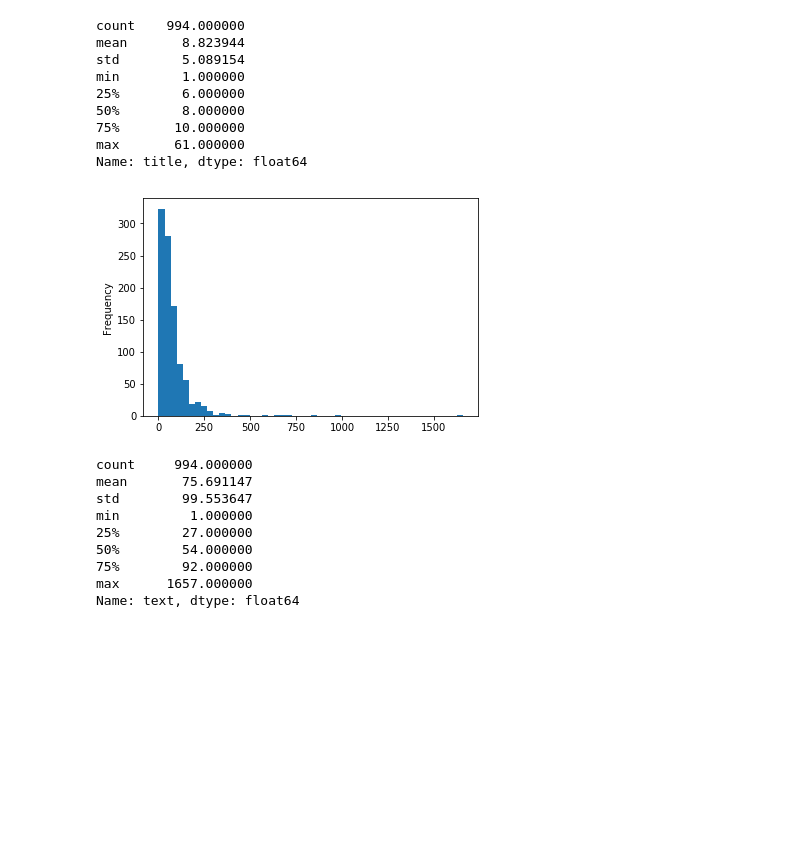
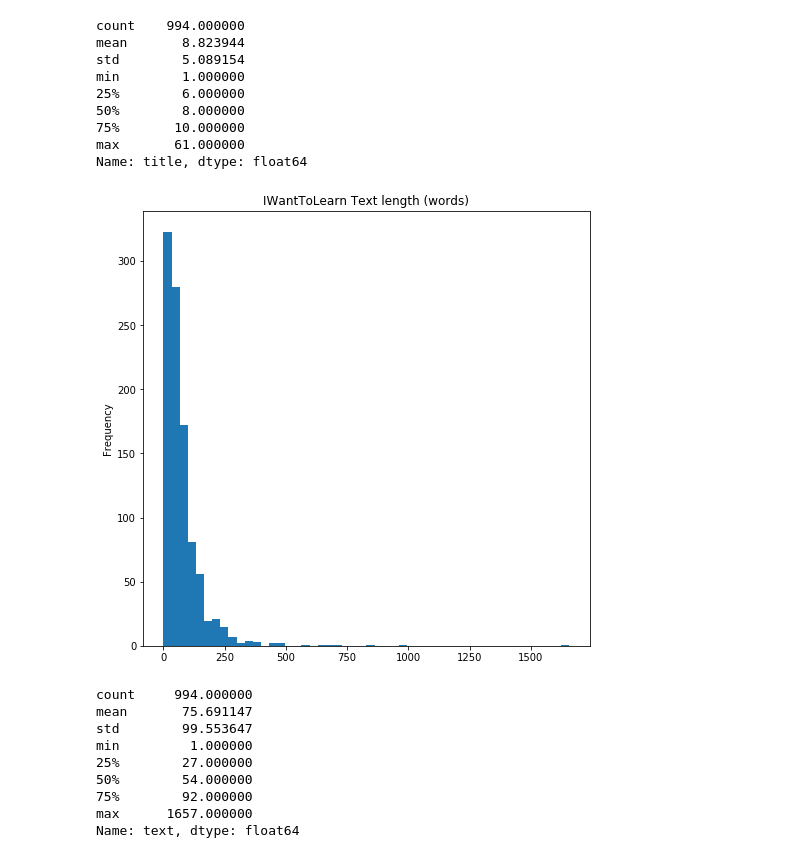
Before and after one commit to nmlook/GA_Project-3_NLP, a Jupyter notebook: Project 3 Modeling.ipynb, the cells around one changed output. Cells and saved outputs as stored; diff of their text form; code cells hidden in the pictures; blank space fills up the shorter version.

```diff
--- a/Project 3 Modeling.ipynb
+++ b/Project 3 Modeling.ipynb
@@ -315,12 +322,14 @@ Name: title, dtype: float64
 # %%
 # Look at length of IWantToLearn text
 iwtl_text_length = df[iwtl]['text'].map(clean_func)
 iwtl_text_length = iwtl_text_length.str.split()
 iwtl_text_length = iwtl_text_length.apply(len)
 
-iwtl_text_length.plot(bins=50, kind='hist');
+iwtl_text_length.plot(bins=50, kind='hist',
+                      figsize=(8,8),
+                      title='IWantToLearn Text length (words)');
 # %% [output]
-[figure, old version]
+[figure, new version]
 # %%
 iwtl_text_length.describe()
 # %% [output]
```
Also changed, not shown: parts of 72 cells of this notebook, 5 other files.
